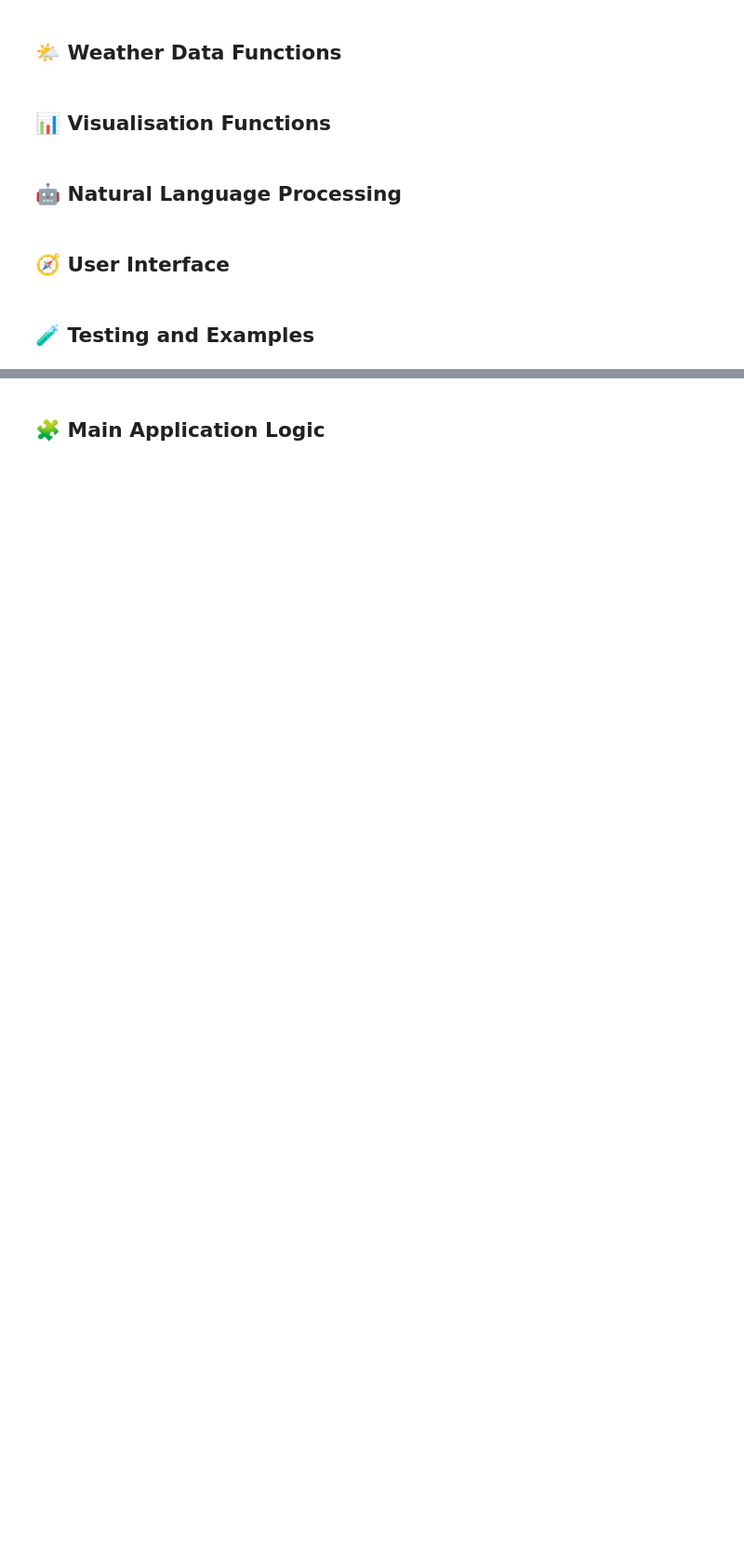
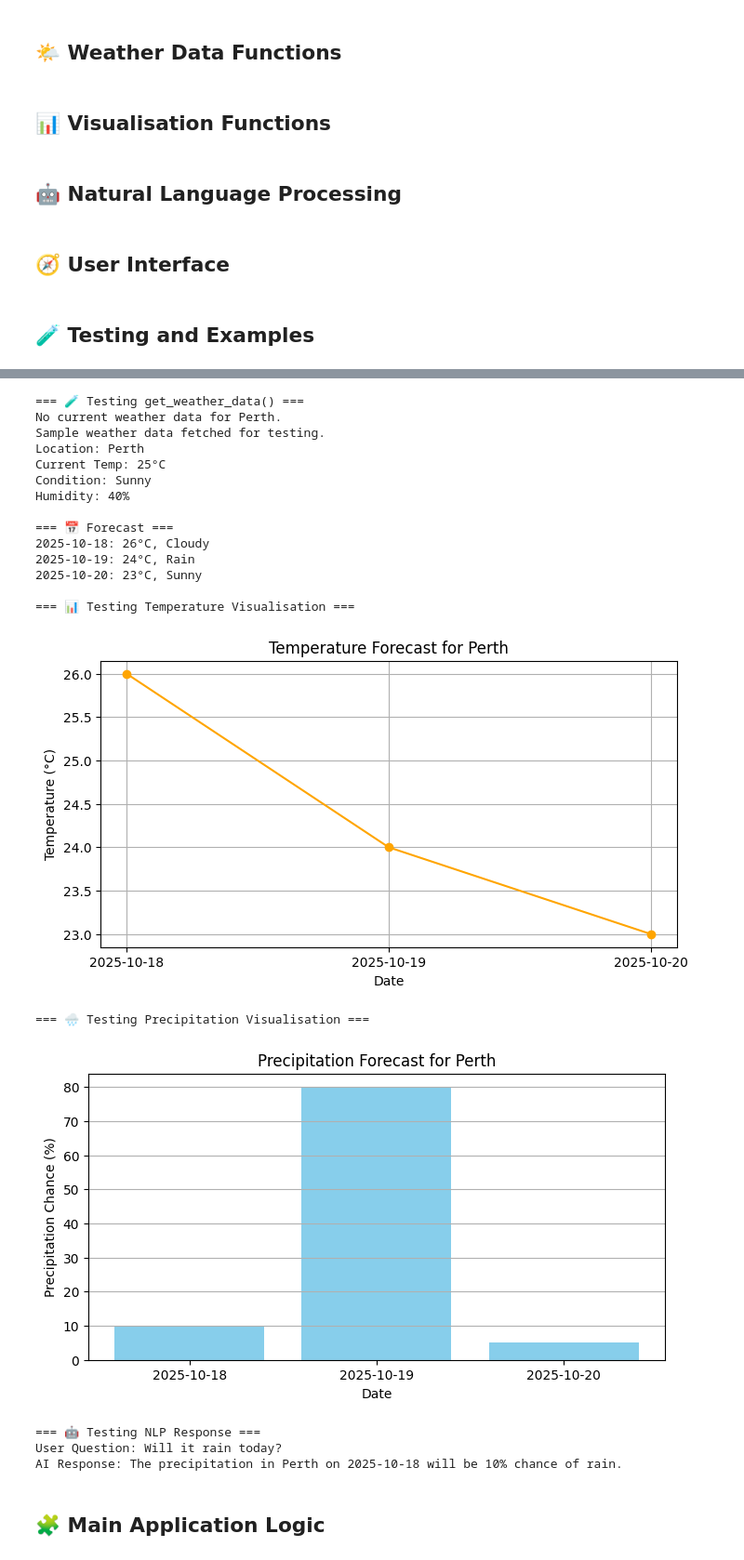
Before and after one commit to anikanair143/weather_wise_anikanair, a Jupyter notebook: starter_notebook.ipynb, the cells around one changed output, grey strips where cells are left out. Shown: that part at 93% size. Cells and saved outputs as stored; diff of their text form; code cells hidden in the pictures; blank space fills up the shorter version.

```diff
--- a/starter_notebook.ipynb
+++ b/starter_notebook.ipynb
@@ -392,3 +357,69 @@ TypeError: 'NoneType' object is not subscriptable
+# %%
+# ===============================
+# 🧪 Testing & Examples
+# ===============================
+
+print("=== 🧪 Testing get_weather_data() ===")
+sample_weather = get_weather_data("Perth", forecast_days=3)
+
+if sample_weather:
+    print(f"Location: {sample_weather['location']}")
+    print(f"Current Temp: {sample_weather['current']['temperature']}°C")
+    print(f"Condition: {sample_weather['current']['condition']}")
+    print(f"Humidity: {sample_weather['current']['humidity']}%")
+else:
+    print("Weather data not available. Using fallback sample.")
+
+# ✅ Safe Forecast Display
+if sample_weather and 'forecast' in sample_weather:
+    print("\n=== 📅 Forecast ===")
+    for day in sample_weather['forecast']:
+        print(f"{day['date']}: {day['temperature']}°C, {day['condition']}")
+else:
+    print("No forecast data available for display.")
+
+# ✅ Temperature Visualisation Test
+print("\n=== 📊 Testing Temperature Visualisation ===")
+if sample_weather:
+    create_temperature_visualisation(sample_weather)
+else:
+    print("Skipping temperature visualisation (no data)")
+
+# ✅ Precipitation Visualisation Test
+print("\n=== 🌧️ Testing Precipitation Visualisation ===")
+if sample_weather:
+    create_precipitation_visualisation(sample_weather)
+else:
+    print("Skipping precipitation visualisation (no data)")
+
+# ✅ NLP Stub Test
+print("\n=== 🤖 Testing NLP Response ===")
+test_question = "Will it rain today?"
+parsed_question = parse_weather_question(test_question)
+response_text = generate_weather_response(parsed_question, sample_weather) if sample_weather else "No weather data to answer."
+print(f"User Question: {test_question}")
+print(f"AI Response: {response_text}")
+# %% [output]
+=== 🧪 Testing get_weather_data() ===
+No current weather data for Perth.
+Sample weather data fetched for testing.
+Location: Perth
+Current Temp: 25°C
+Condition: Sunny
+Humidity: 40%
+
+=== 📅 Forecast ===
+2025-10-18: 26°C, Cloudy
+2025-10-19: 24°C, Rain
+2025-10-20: 23°C, Sunny
+
+=== 📊 Testing Temperature Visualisation ===
+[figure, added]
+=== 🌧️ Testing Precipitation Visualisation ===
+[figure, added]
+=== 🤖 Testing NLP Response ===
+User Question: Will it rain today?
+AI Response: The precipitation in Perth on 2025-10-18 will be 10% chance of rain.
 # %%
 # Test NLP
 # sample_question = "What is the rain forecast in Perth tomorrow?"
```
Also changed, not shown: parts of 3 cells of this notebook.
